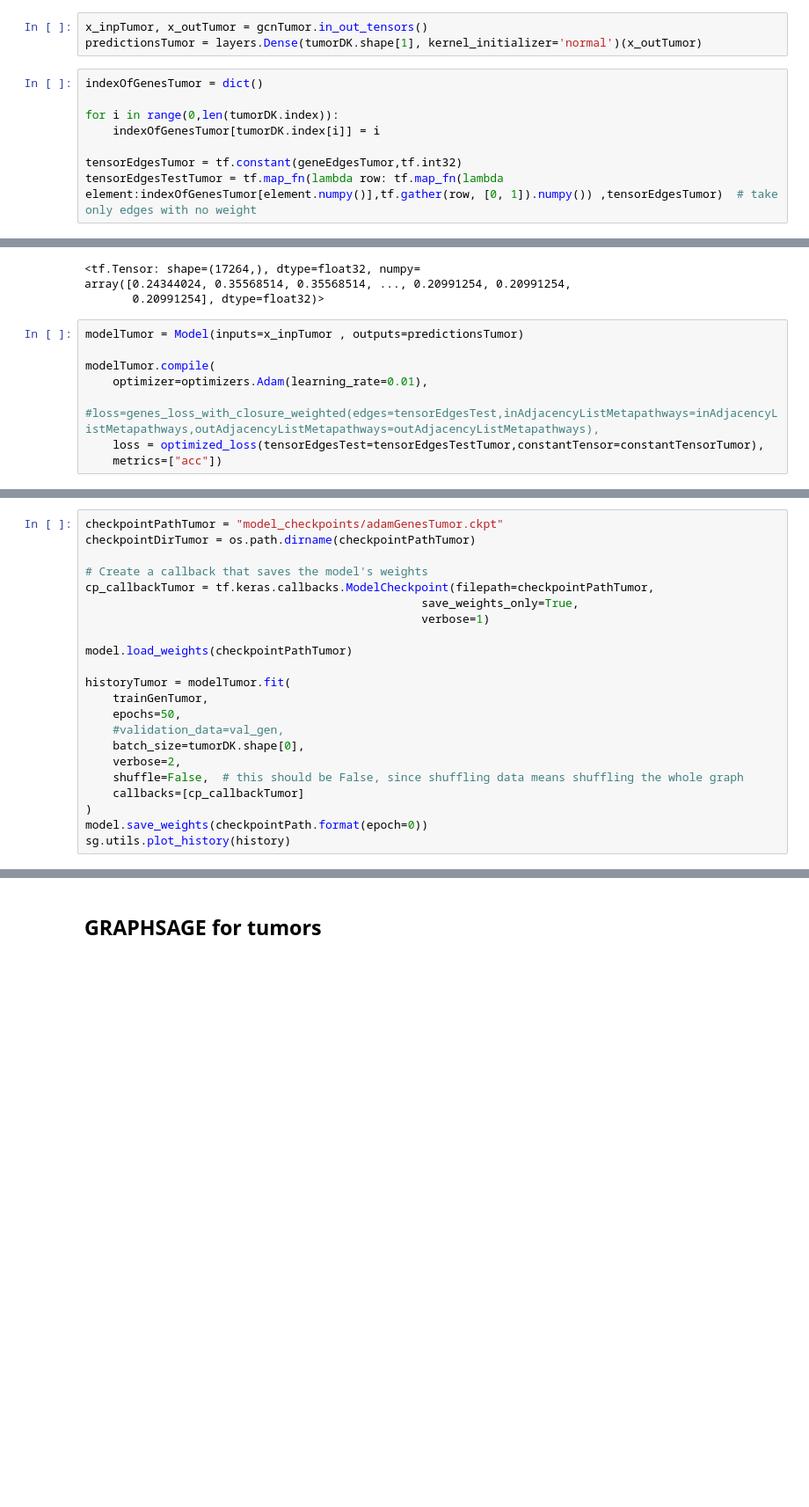
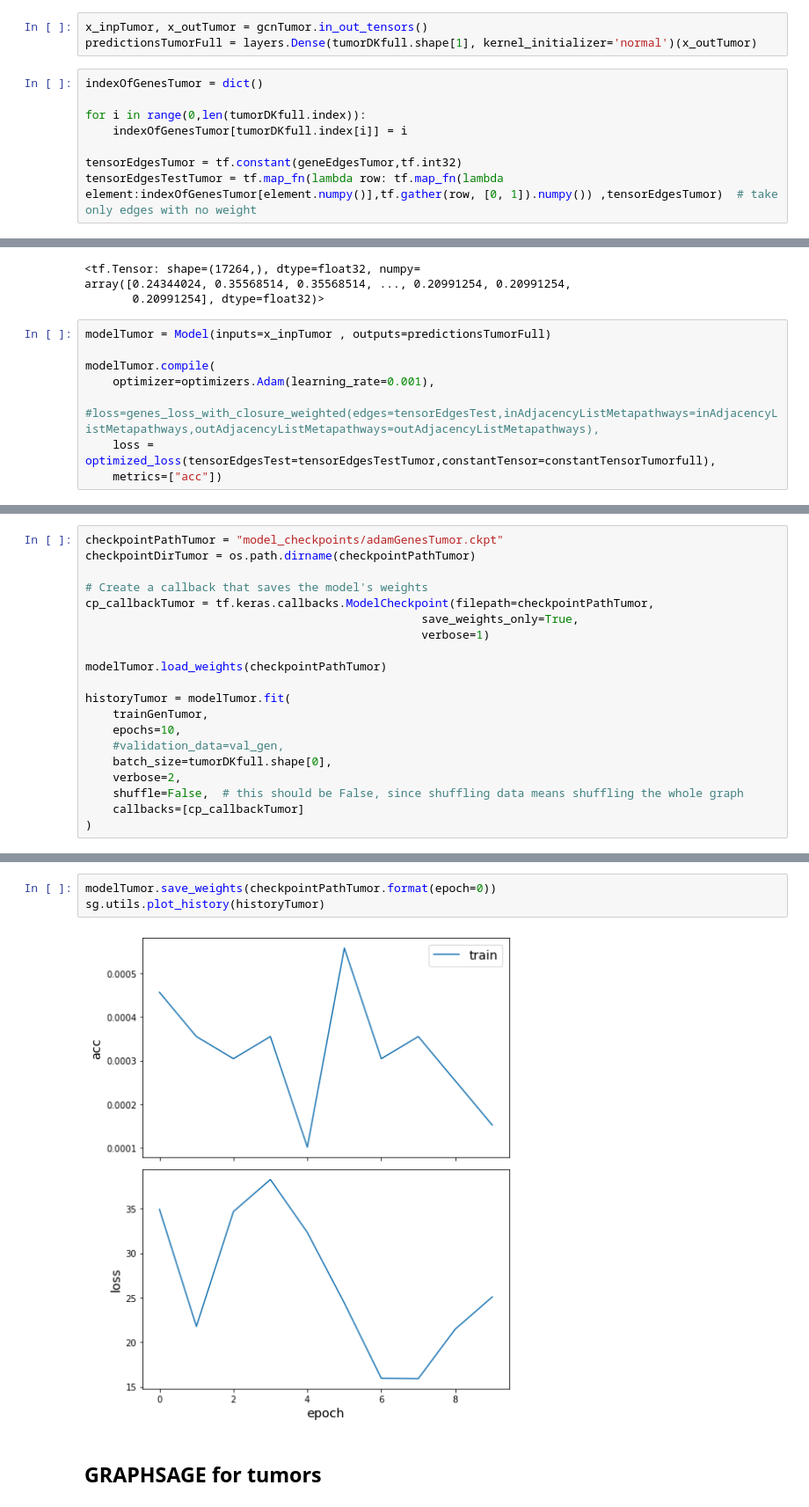
Before and after one commit to josura/GNN-metapathways, a Jupyter notebook: testGraph.ipynb, the cells around one changed output, grey strips where cells are left out. Shown at 88% size. Cells and saved outputs as stored; diff of their text form; blank space fills up the shorter version.

```diff
--- a/testGraph.ipynb
+++ b/testGraph.ipynb
@@ -735,12 +751,12 @@ gcnTumor = GCN(
 Using GCN (local pooling) filters...
 # %%
 x_inpTumor, x_outTumor = gcnTumor.in_out_tensors()
-predictionsTumor = layers.Dense(tumorDK.shape[1], kernel_initializer='normal')(x_outTumor)
+predictionsTumorFull = layers.Dense(tumorDKfull.shape[1], kernel_initializer='normal')(x_outTumor)
 # %%
 indexOfGenesTumor = dict()
 
-for i in range(0,len(tumorDK.index)):
-    indexOfGenesTumor[tumorDK.index[i]] = i
+for i in range(0,len(tumorDKfull.index)):
+    indexOfGenesTumor[tumorDKfull.index[i]] = i
 
 tensorEdgesTumor = tf.constant(geneEdgesTumor,tf.int32)
 tensorEdgesTestTumor = tf.map_fn(lambda row: tf.map_fn(lambda element:indexOfGenesTumor[element.numpy()],tf.gather(row, [0, 1]).numpy()) ,tensorEdgesTumor)  # take only edges with no weight
@@ -760,12 +778,12 @@ constantTensorTumor
 array([0.24344024, 0.35568514, 0.35568514, ..., 0.20991254, 0.20991254,
        0.20991254], dtype=float32)>
 # %%
-modelTumor = Model(inputs=x_inpTumor , outputs=predictionsTumor)
+modelTumor = Model(inputs=x_inpTumor , outputs=predictionsTumorFull)
 
 modelTumor.compile(
-    optimizer=optimizers.Adam(learning_rate=0.01),
+    optimizer=optimizers.Adam(learning_rate=0.001),
     #loss=genes_loss_with_closure_weighted(edges=tensorEdgesTest,inAdjacencyListMetapathways=inAdjacencyListMetapathways,outAdjacencyListMetapathways=outAdjacencyListMetapathways),
-    loss = optimized_loss(tensorEdgesTest=tensorEdgesTestTumor,constantTensor=constantTensorTumor),
+    loss = optimized_loss(tensorEdgesTest=tensorEdgesTestTumor,constantTensor=constantTensorTumorfull),
     metrics=["acc"])
 # %%
 modelTumor.summary()
@@ -796,17 +814,15 @@ cp_callbackTumor = tf.keras.callbacks.ModelCheckpoint(filepath=checkpointPathTum
                                                  save_weights_only=True,
                                                  verbose=1)
 
-model.load_weights(checkpointPathTumor)
+modelTumor.load_weights(checkpointPathTumor)
 
 historyTumor = modelTumor.fit(
     trainGenTumor,
-    epochs=50,
+    epochs=10,
     #validation_data=val_gen,
-    batch_size=tumorDK.shape[0],
+    batch_size=tumorDKfull.shape[0],
     verbose=2,
     shuffle=False,  # this should be False, since shuffling data means shuffling the whole graph
     callbacks=[cp_callbackTumor]
 )
-model.save_weights(checkpointPath.format(epoch=0))
-sg.utils.plot_history(history)
 # %% [output]
@@ -831,2 +846,7 @@ Epoch 50: saving model to model_checkpoints\adamGenesTumor.ckpt
+# %%
+modelTumor.save_weights(checkpointPathTumor.format(epoch=0))
+sg.utils.plot_history(historyTumor)
+# %% [output]
+[figure, added]
 # %% [markdown]
 ## GRAPHSAGE for tumors
```
Also changed, not shown: parts of 52 cells of this notebook, 9 other files.
